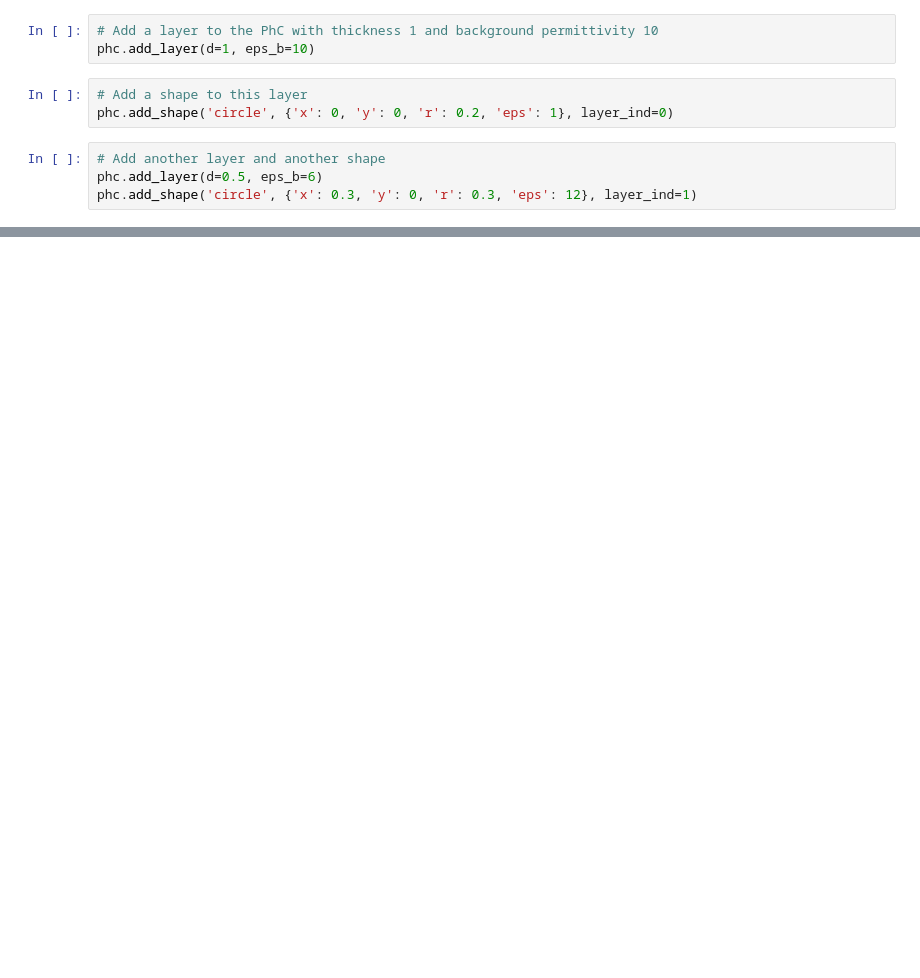
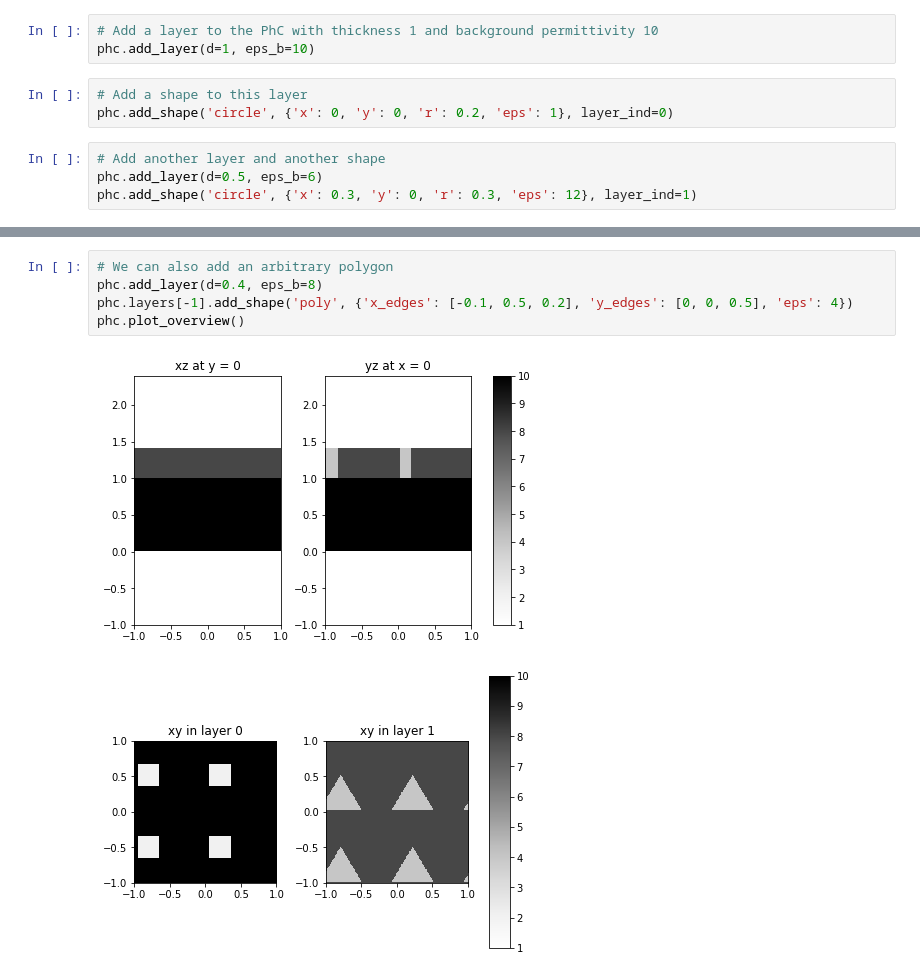
Before and after one commit to fancompute/legume, a Jupyter notebook: test_notebook.ipynb, the cells around one changed output, grey strips where cells are left out. Saved outputs shown, nothing was run; the diff lists cells and outputs as text; blank space fills up the shorter version.

```diff
--- a/test_notebook.ipynb
+++ b/test_notebook.ipynb
@@ -47,0 +56,8 @@ phc.plot_overview()
+# %%
+# We can also add an arbitrary polygon
+phc.add_layer(d=0.4, eps_b=8)
+phc.layers[-1].add_shape('poly', {'x_edges': [-0.1, 0.5, 0.2], 'y_edges': [0, 0, 0.5], 'eps': 4})
+phc.plot_overview()
+# %% [output]
+[figure, added]
+[figure, added]
```
Also changed, not shown: parts of 7 cells of this notebook, 2 other files.
